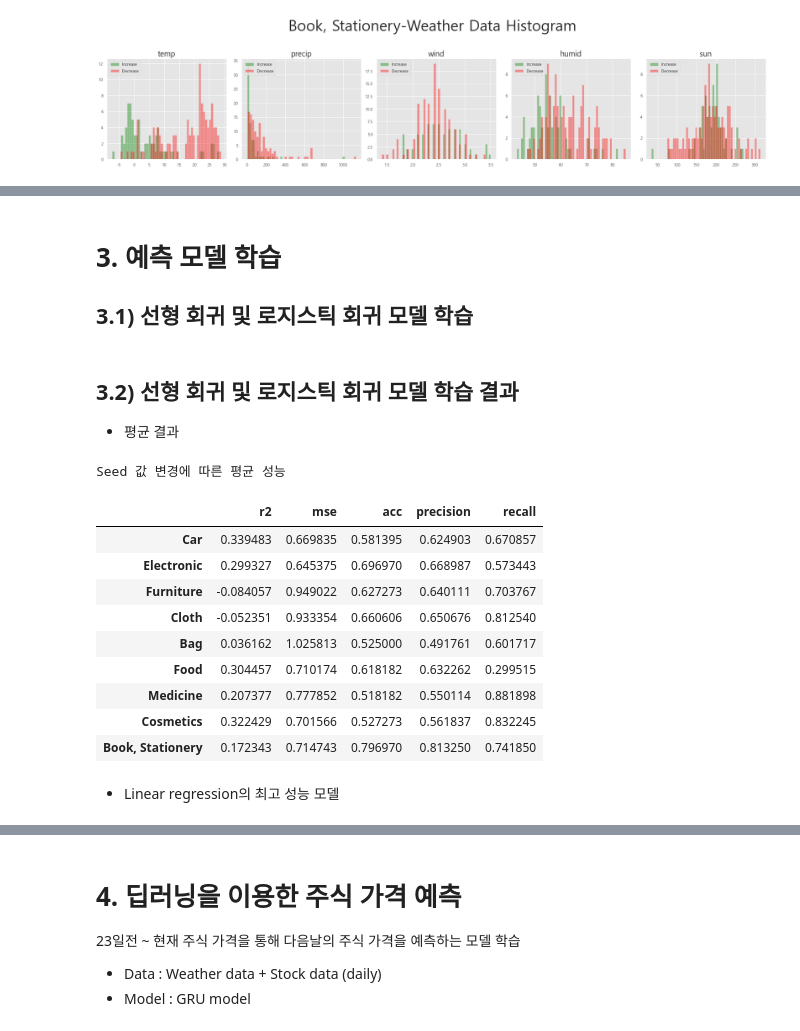
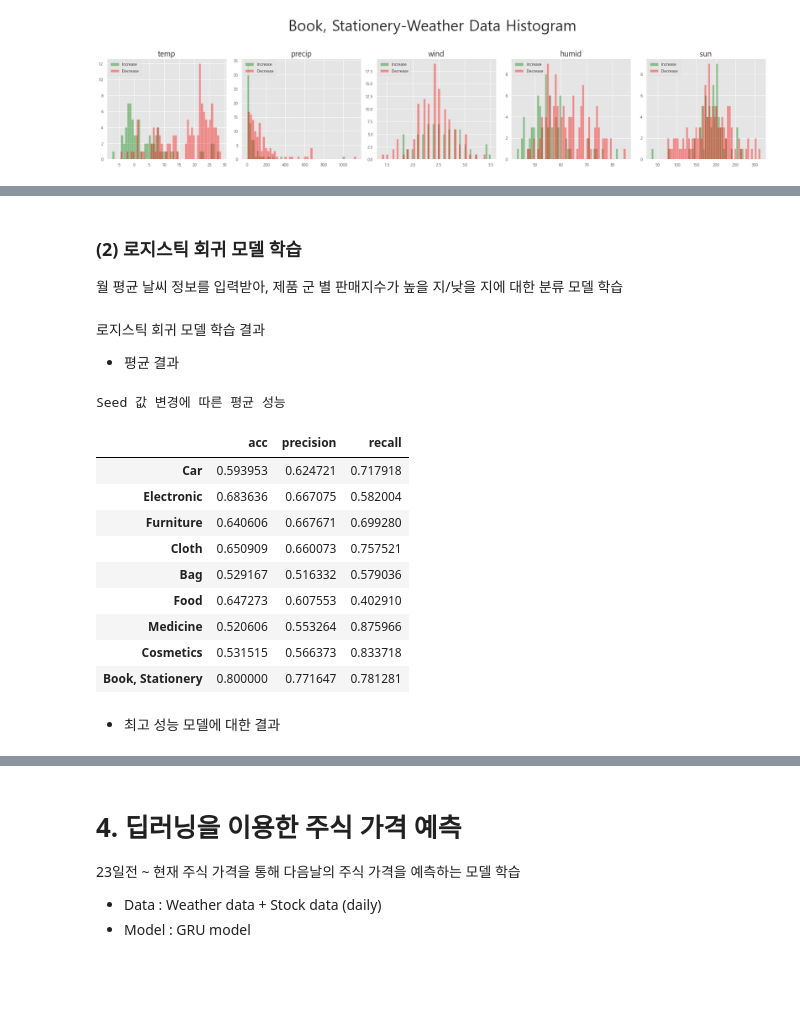
Before and after one commit to Onedas/22_01_IDS507_FinalProject, a Jupyter notebook: process-220601.ipynb, the cells around one changed output, grey strips where cells are left out. Saved outputs shown, nothing was run; the diff lists cells and outputs as text; code cells hidden in the pictures; blank space fills up the shorter version.

```diff
--- a/process-220601.ipynb
+++ b/process-220601.ipynb
@@ -319,6 +349,7 @@ for i,p in enumerate(product_columns):
-# %% [markdown]
-# 3. 예측 모델 학습
-## 3.1) 선형 회귀 및 로지스틱 회귀 모델 학습
+# %% [markdown]
+### (2) 로지스틱 회귀 모델 학습
+
+월 평균 날씨 정보를 입력받아, 제품 군 별 판매지수가 높을 지/낮을 지에 대한 분류 모델 학습
 # %%
 from sklearn.metrics import accuracy_score, precision_score, recall_score
 from sklearn.metrics import mean_squared_error
@@ -326,18 +357,12 @@ from sklearn.metrics import mean_squared_error
 results_by_seed = []
 
 # 각 제품별 최고 성능 모델 값을 저장하기 위한 변수 설정
-best_linear_model_dict = {p:None for p in product_columns}
-best_linear_data_dict = {p:None for p in product_columns}
-best_linear_result_dict = {p:None for p in product_columns}
-
 best_logistic_model_dict = {p:None for p in product_columns}
 best_logistic_data_dict = {p:None for p in product_columns}
 best_logistic_result_dict = {p:None for p in product_columns}
 
 # 각 seed 별 학습 진행
-for s in list(range(0, 50, 5)):
-    results_mse = []
-    results_r2 = []
+for s in list(range(0, 50, 1)):
     results_accuracy = []
     results_precision = []
     results_recall = []
@@ -354,41 +379,25 @@ for s in list(range(0, 50, 5)):
         X_train, X_test, y_train, y_test = train_test_split(X, Ys,
                                          train_size = 0.8,
                                          random_state = s)
-        # Linear Regression 모델 학습
-        linear_model = LinearRegression()
-        linear_model.fit(X_train, y_train.iloc[:,0])
 
         # Logistic Regression 모델 학습
         logistic_model = LogisticRegression()
         logistic_model.fit(X_train, y_train.iloc[:,1])
 
         # test
-        y_pred_lin = linear_model.predict(X_test)
-        mse = mean_squared_error(y_test.iloc[:,0], y_pred_lin)
-        r2 = r2_score(y_test.iloc[:,0], y_pred_lin)
-
         y_pred_logistic = logistic_model.predict(X_test)
         acc = accuracy_score(y_test.iloc[:,1], y_pred_logistic)
         precision = precision_score(y_test.iloc[:,1], y_pred_logistic)
         recall = recall_score(y_test.iloc[:,1], y_pred_logistic)
 
         # test 결과 저장
-        results_mse.append(mse)
-        results_r2.append(r2)
         results_accuracy.append(acc)
         results_precision.append(precision)
         results_recall.append(recall)
 
         # 최고 성능 모델 저장
-        if best_linear_result_dict[p] is None:
-            best_linear_model_dict[p] = linear_model
-            best_linear_result_dict[p] = {"mse":mse,
-                                          "r2":r2}
-            best_linear_data_dict[p] = {"x_test":X_test,
-                                        "y_pred":y_pred_lin,
-                                        "y_test":y_test.iloc[:,0]}
-
-            best_logistic_result_dict[p] = logistic_model
+        if best_logistic_model_dict[p] is None:
+            best_logistic_model_dict[p] = logistic_model
             best_logistic_result_dict[p] = {"acc":acc,
                                             "precision":precision,
                                             "recall":recall}
@@ -396,16 +405,8 @@ for s in list(range(0, 50, 5)):
                                           "y_pred":y_pred_logistic,
                                           "y_test":y_test.iloc[:,1]}
         else:
-            if best_linear_result_dict[p]['r2'] < r2:
-                best_linear_model_dict[p] = linear_model
-                best_linear_result_dict[p] = {"mse":mse,
-                                              "r2":r2}
-                best_linear_data_dict[p] = {"x_test":X_test,
-                                            "y_pred":y_pred_lin,
-                                            "y_test":y_test.iloc[:,0]}
-
             if best_logistic_result_dict[p]['acc'] < acc:
-                best_logistic_result_dict[p] = logistic_model
+                best_logistic_model_dict[p] = logistic_model
                 best_logistic_result_dict[p] = {"acc":acc,
                                                 "precision":precision,
                                                 "recall":recall}
@@ -413,29 +414,28 @@ for s in list(range(0, 50, 5)):
                                               "y_pred":y_pred_logistic,
                                               "y_test":y_test.iloc[:,1]}
     # 결과 저장
-    results_df = pd.DataFrame({'r2':results_r2,
-                               'mse':results_mse,
-                               'acc':results_accuracy,
+    results_df = pd.DataFrame({'acc':results_accuracy,
                                'precision':results_precision,
                                'recall':results_recall}, index=product_list)
     results_by_seed.append(results_df)
 # %% [markdown]
-## 3.2) 선형 회귀 및 로지스틱 회귀 모델 학습 결과
+로지스틱 회귀 모델 학습 결과
+
 - 평균 결과
 # %%
 print("Seed 값 변경에 따른 평균 성능")
-display(sum(results_by_seed)/ len(list(range(0, 50, 5))))
+display(sum(results_by_seed)/ len(results_by_seed))
 # %% [output]
 Seed 값 변경에 따른 평균 성능
-|  | r2 | mse | acc | precision | recall |
-| Car | 0.339483 | 0.669835 | 0.581395 | 0.624903 | 0.670857 |
-| Electronic | 0.299327 | 0.645375 | 0.696970 | 0.668987 | 0.573443 |
-| Furniture | -0.084057 | 0.949022 | 0.627273 | 0.640111 | 0.703767 |
-| Cloth | -0.052351 | 0.933354 | 0.660606 | 0.650676 | 0.812540 |
-| Bag | 0.036162 | 1.025813 | 0.525000 | 0.491761 | 0.601717 |
-| Food | 0.304457 | 0.710174 | 0.618182 | 0.632262 | 0.299515 |
-| Medicine | 0.207377 | 0.777852 | 0.518182 | 0.550114 | 0.881898 |
-| Cosmetics | 0.322429 | 0.701566 | 0.527273 | 0.561837 | 0.832245 |
-| Book, Stationery | 0.172343 | 0.714743 | 0.796970 | 0.813250 | 0.741850 |
+|  | acc | precision | recall |
+| Car | 0.593953 | 0.624721 | 0.717918 |
+| Electronic | 0.683636 | 0.667075 | 0.582004 |
+| Furniture | 0.640606 | 0.667671 | 0.699280 |
+| Cloth | 0.650909 | 0.660073 | 0.757521 |
+| Bag | 0.529167 | 0.516332 | 0.579036 |
+| Food | 0.647273 | 0.607553 | 0.402910 |
+| Medicine | 0.520606 | 0.553264 | 0.875966 |
+| Cosmetics | 0.531515 | 0.566373 | 0.833718 |
+| Book, Stationery | 0.800000 | 0.771647 | 0.781281 |
 # %% [markdown]
-- Linear regression의 최고 성능 모델
+- 최고 성능 모델에 대한 결과
```
Also changed, not shown: parts of 39 cells of this notebook.
